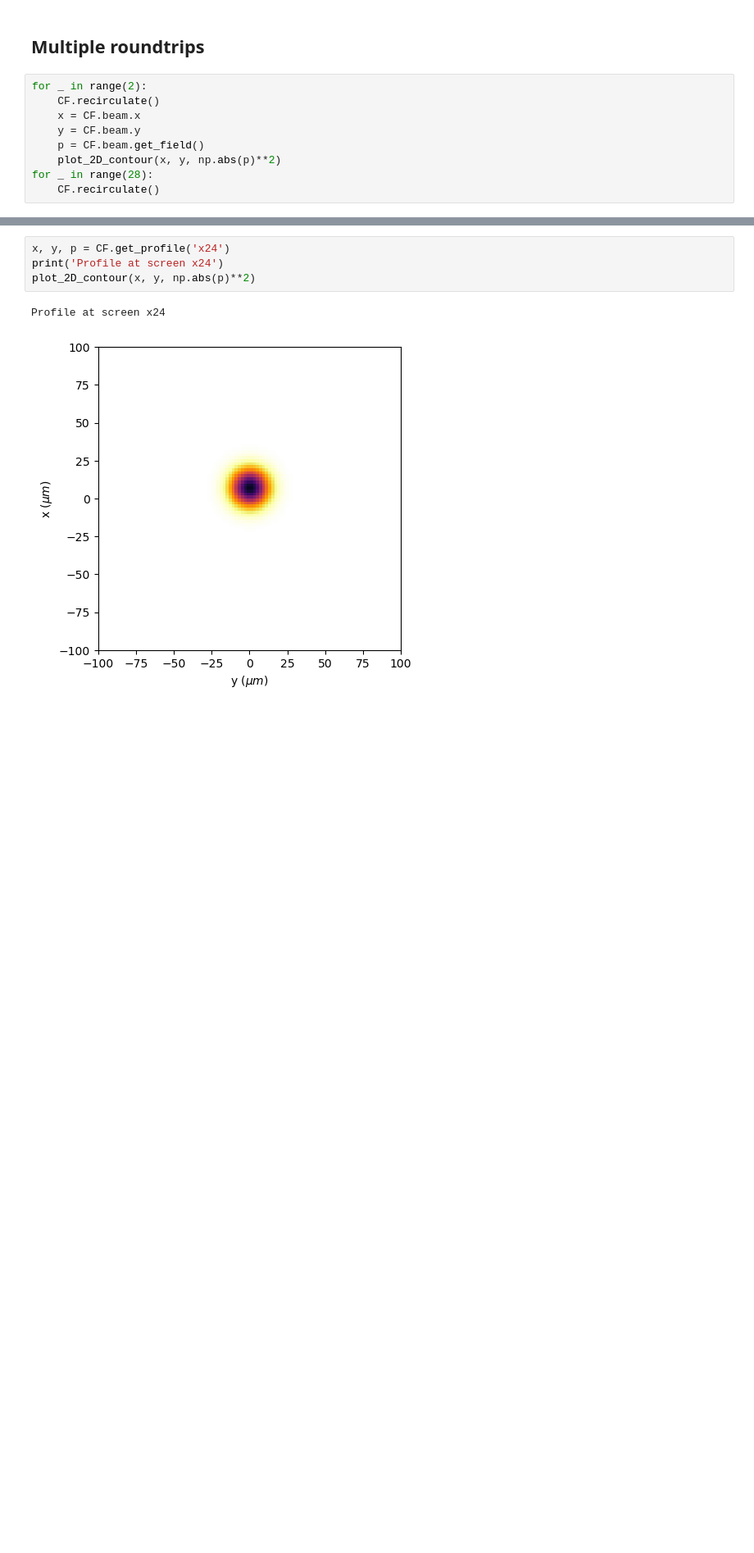
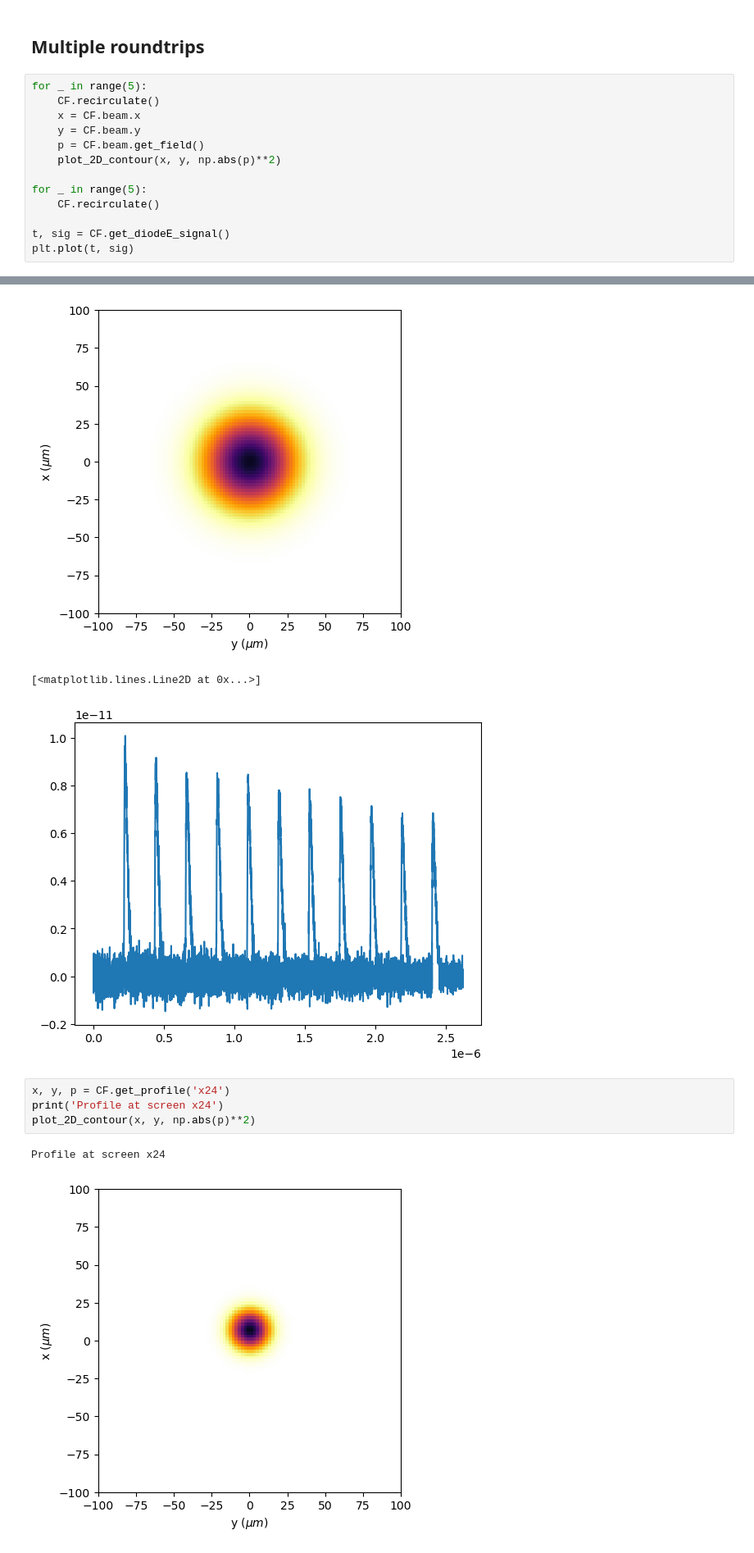
Before and after one commit to jy-tang/cavity_alignment, a Jupyter notebook: beam_profile/example/test.ipynb, the cells around one changed output, grey strips where cells are left out. Shown at 82% size. Drawn from its saved outputs; the diff is of its cells as text; blank space fills up the shorter version.

```diff
--- a/beam_profile/example/test.ipynb
+++ b/beam_profile/example/test.ipynb
@@ -60,14 +58,18 @@ plt.plot(t, sig)
 # %% [markdown]
 ##  Multiple roundtrips
 # %%
-for _ in range(2):
+for _ in range(5):
     CF.recirculate()
     x = CF.beam.x
     y = CF.beam.y
     p = CF.beam.get_field()
     plot_2D_contour(x, y, np.abs(p)**2)
-for _ in range(28):
+
+for _ in range(5):
     CF.recirculate()
+
+t, sig = CF.get_diodeE_signal()
+plt.plot(t, sig)
 # %% [output]
 [figure]
 [figure]
@@ -74,3 +78,6 @@ for _ in range(28):
+[figure, added]
+[<matplotlib.lines.Line2D at 0x...>]
+[figure, added]
 # %%
 x, y, p = CF.get_profile('x24')
 print('Profile at screen x24')
```
Also changed, not shown: parts of 12 cells of this notebook, 2 other files.
